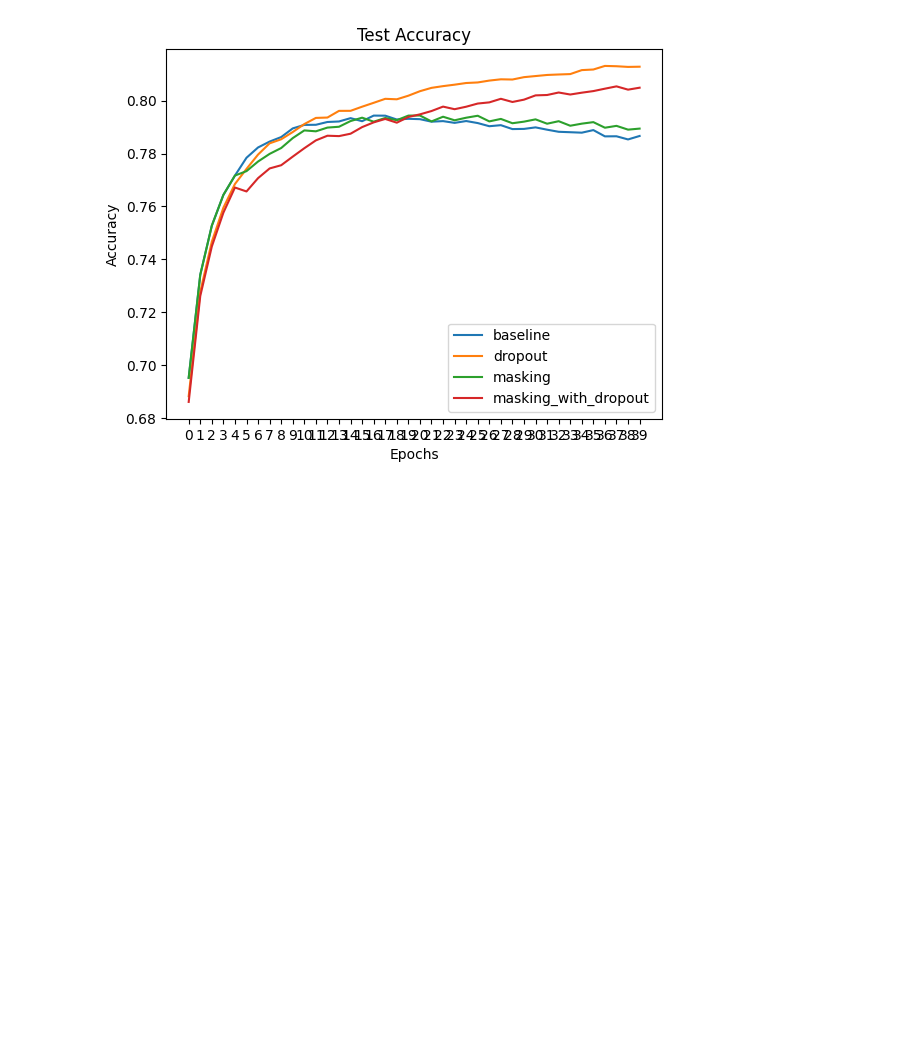
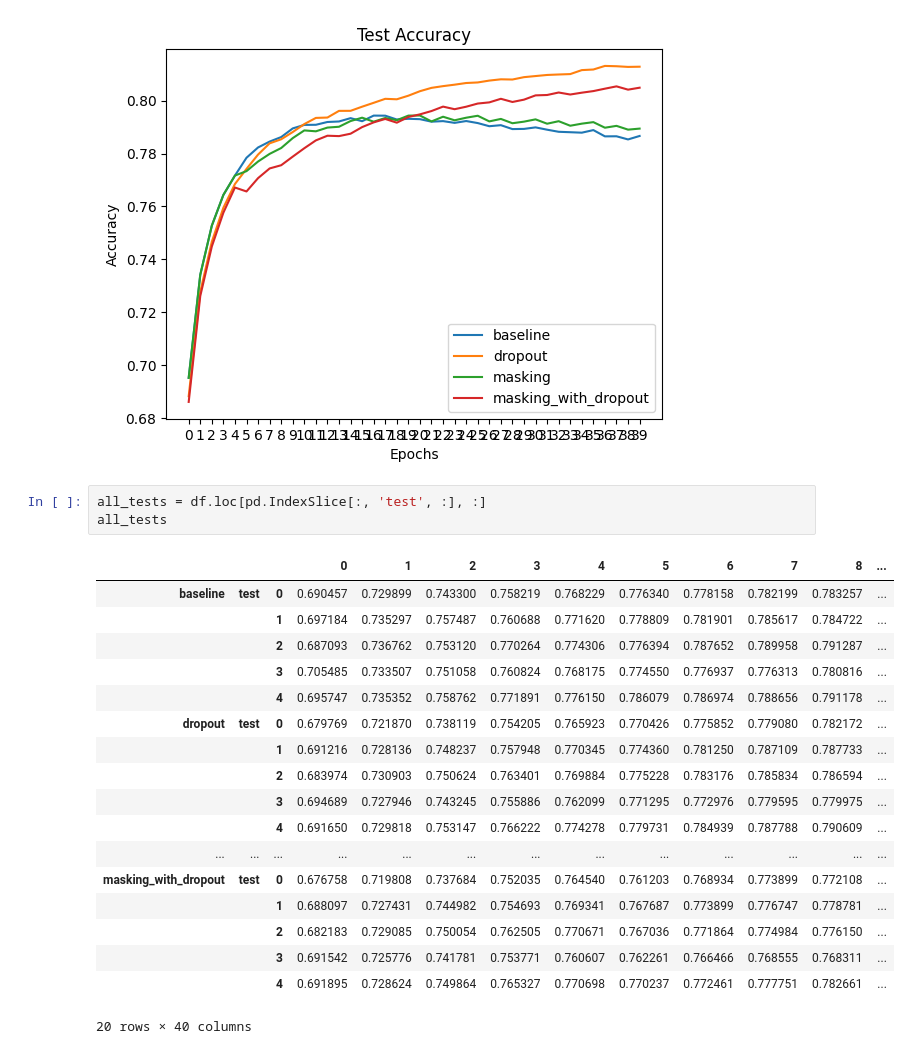
Before and after one commit to google/evojax, a Jupyter notebook: evojax/data_exploration.ipynb, the cells around one changed output. Drawn from its saved outputs; the diff is of its cells as text; blank space fills up the shorter version.

Commit message:
train of test - just to see

```diff
--- a/evojax/data_exploration.ipynb
+++ b/evojax/data_exploration.ipynb
@@ -125,3 +125,25 @@ plt.legend()
 plt.show()
 # %% [output]
 [figure]
+# %%
+all_tests = df.loc[pd.IndexSlice[:, 'test', :], :]
+all_tests
+# %% [output]
+|  |  |  | 0 | 1 | 2 | 3 | 4 | 5 | 6 | 7 | 8 | ... |
+| baseline | test | 0 | 0.690457 | 0.729899 | 0.743300 | 0.758219 | 0.768229 | 0.776340 | 0.778158 | 0.782199 | 0.783257 | ... |
+|  |  | 1 | 0.697184 | 0.735297 | 0.757487 | 0.760688 | 0.771620 | 0.778809 | 0.781901 | 0.785617 | 0.784722 | ... |
+|  |  | 2 | 0.687093 | 0.736762 | 0.753120 | 0.770264 | 0.774306 | 0.776394 | 0.787652 | 0.789958 | 0.791287 | ... |
+|  |  | 3 | 0.705485 | 0.733507 | 0.751058 | 0.760824 | 0.768175 | 0.774550 | 0.776937 | 0.776313 | 0.780816 | ... |
+|  |  | 4 | 0.695747 | 0.735352 | 0.758762 | 0.771891 | 0.776150 | 0.786079 | 0.786974 | 0.788656 | 0.791178 | ... |
+| dropout | test | 0 | 0.679769 | 0.721870 | 0.738119 | 0.754205 | 0.765923 | 0.770426 | 0.775852 | 0.779080 | 0.782172 | ... |
+|  |  | 1 | 0.691216 | 0.728136 | 0.748237 | 0.757948 | 0.770345 | 0.774360 | 0.781250 | 0.787109 | 0.787733 | ... |
+|  |  | 2 | 0.683974 | 0.730903 | 0.750624 | 0.763401 | 0.769884 | 0.775228 | 0.783176 | 0.785834 | 0.786594 | ... |
+|  |  | 3 | 0.694689 | 0.727946 | 0.743245 | 0.755886 | 0.762099 | 0.771295 | 0.772976 | 0.779595 | 0.779975 | ... |
+|  |  | 4 | 0.691650 | 0.729818 | 0.753147 | 0.766222 | 0.774278 | 0.779731 | 0.784939 | 0.787788 | 0.790609 | ... |
+| ... | ... | ... | ... | ... | ... | ... | ... | ... | ... | ... | ... | ... |
+| masking_with_dropout | test | 0 | 0.676758 | 0.719808 | 0.737684 | 0.752035 | 0.764540 | 0.761203 | 0.768934 | 0.773899 | 0.772108 | ... |
+|  |  | 1 | 0.688097 | 0.727431 | 0.744982 | 0.754693 | 0.769341 | 0.767687 | 0.773899 | 0.776747 | 0.778781 | ... |
+|  |  | 2 | 0.682183 | 0.729085 | 0.750054 | 0.762505 | 0.770671 | 0.767036 | 0.771864 | 0.774984 | 0.776150 | ... |
+|  |  | 3 | 0.691542 | 0.725776 | 0.741781 | 0.753771 | 0.760607 | 0.762261 | 0.766466 | 0.768555 | 0.768311 | ... |
+|  |  | 4 | 0.691895 | 0.728624 | 0.749864 | 0.765327 | 0.770698 | 0.770237 | 0.772461 | 0.777751 | 0.782661 | ... |
+20 rows × 40 columns
```
Also changed, not shown: 7 other files.
